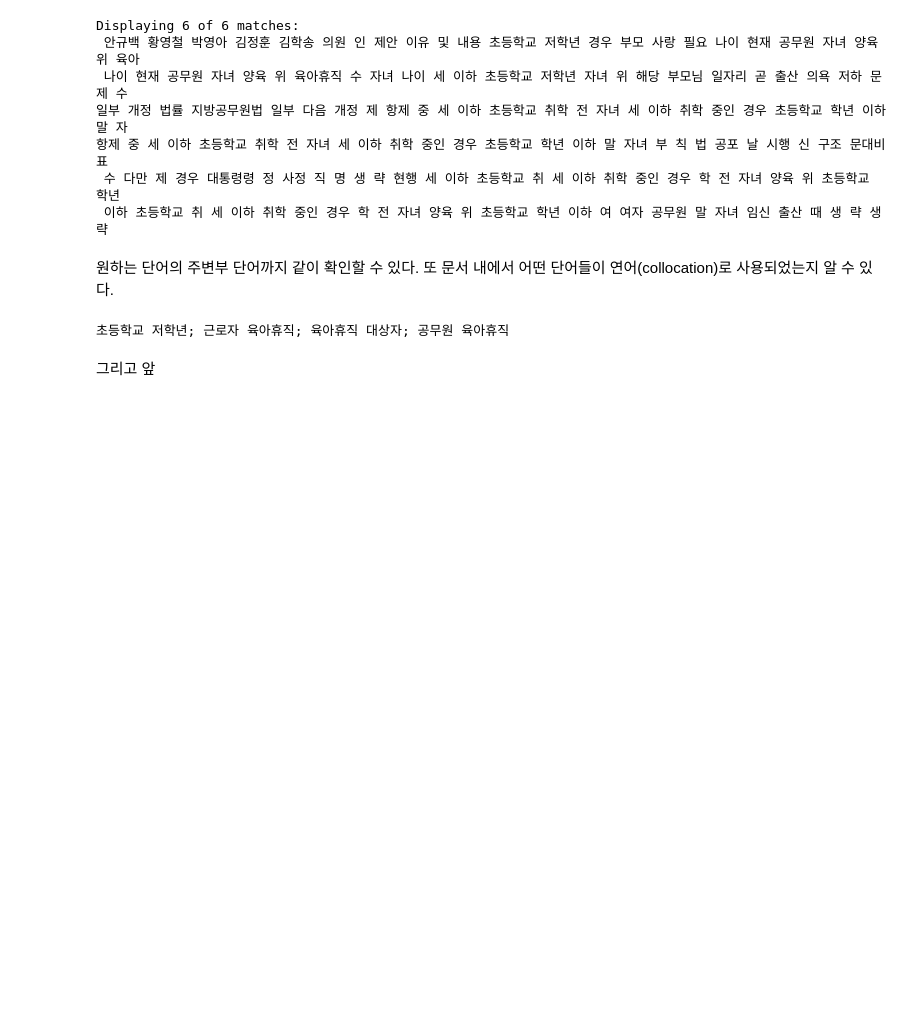
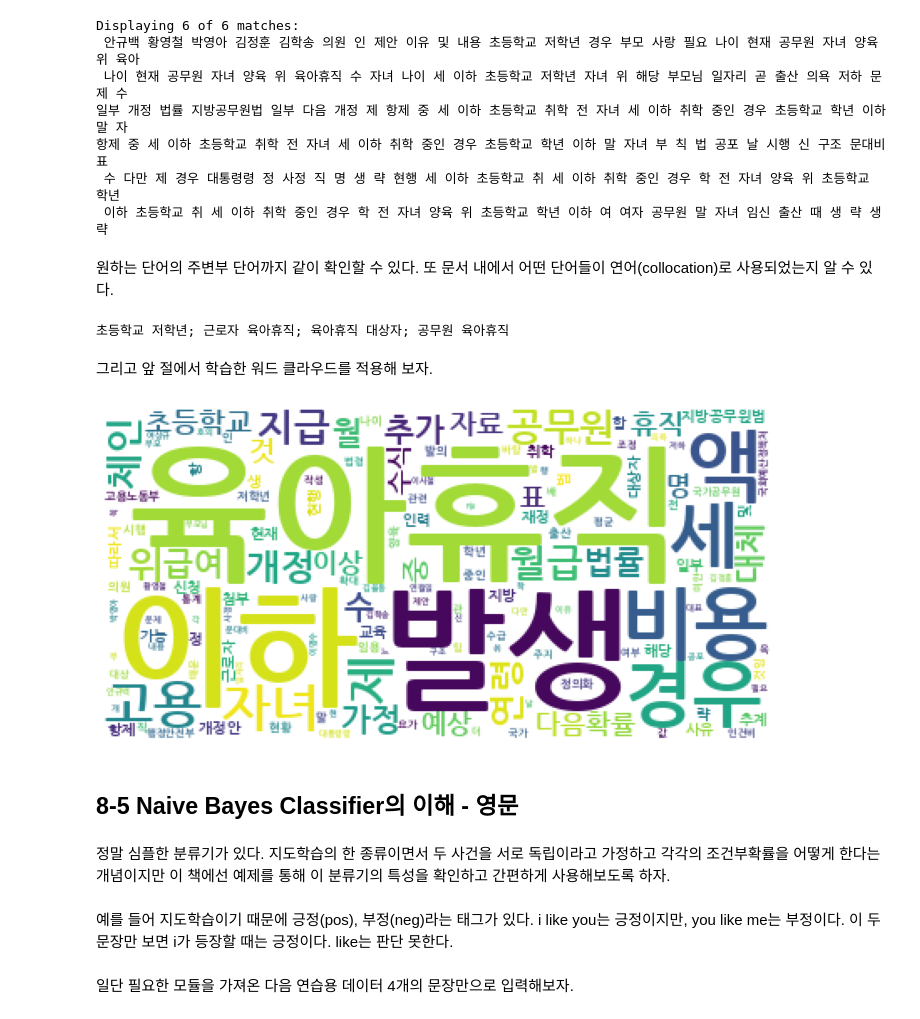
Before and after one commit to jaeyoon89/python_datascience_study, a Jupyter notebook: ch8_natural_language_processig.ipynb, the cells around one changed output. Cells and saved outputs as stored; diff of their text form; code cells hidden in the pictures; blank space fills up the shorter version.

```diff
--- a/ch8_natural_language_processig.ipynb
+++ b/ch8_natural_language_processig.ipynb
@@ -340,5 +340,25 @@ Displaying 6 of 6 matches:
 ko.collocations()
 # %% [output]
 초등학교 저학년; 근로자 육아휴직; 육아휴직 대상자; 공무원 육아휴직
-# %% [markdown]
-그리고 앞
+# %% [markdown]
+그리고 앞 절에서 학습한 워드 클라우드를 적용해 보자.
+# %%
+data = ko.vocab().most_common(150)
+
+wordcloud = WordCloud(font_path= '/usr/share/fonts/NanumFont/NanumGothicBold.ttf',
+                      relative_scaling = 0.2,
+                      background_color='white',
+                      ).generate_from_frequencies(dict(data))
+
+plt.figure(figsize=(12,8))
+plt.imshow(wordcloud)
+plt.axis("off")
+plt.show()
+# %% [output]
+[figure, added]
+# %% [markdown]
+## 8-5 Naive Bayes Classifier의 이해 - 영문
+# %% [markdown]
+정말 심플한 분류기가 있다. 지도학습의 한 종류이면서 두 사건을 서로 독립이라고 가정하고 각각의 조건부확률을 어떻게 한다는 개념이지만 이 책에선 예제를 통해 이 분류기의 특성을 확인하고 간편하게 사용해보도록 하자.
+# %% [markdown]
+예를 들어 지도학습이기 때문에 긍정(pos), 부정(neg)라는 태그가 있다. i like you는 긍정이지만, you like me는 부정이다. 이 두문장만 보면 i가 등장할 때는 긍정이다. like는 판단 못한다.
@@ -344,0 +368,2 @@ ko.collocations()
+# %% [markdown]
+일단 필요한 모듈을 가져온 다음 연습용 데이터 4개의 문장만으로 입력해보자.
```
Also changed, not shown: parts of 46 cells of this notebook.
